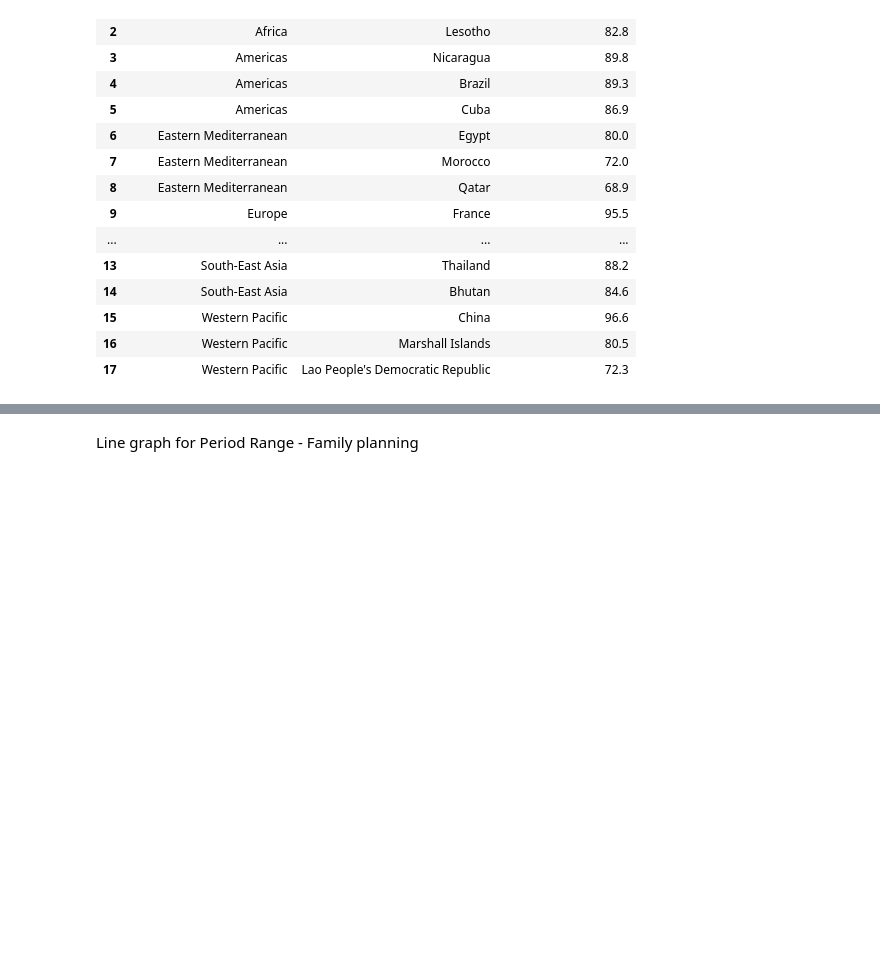
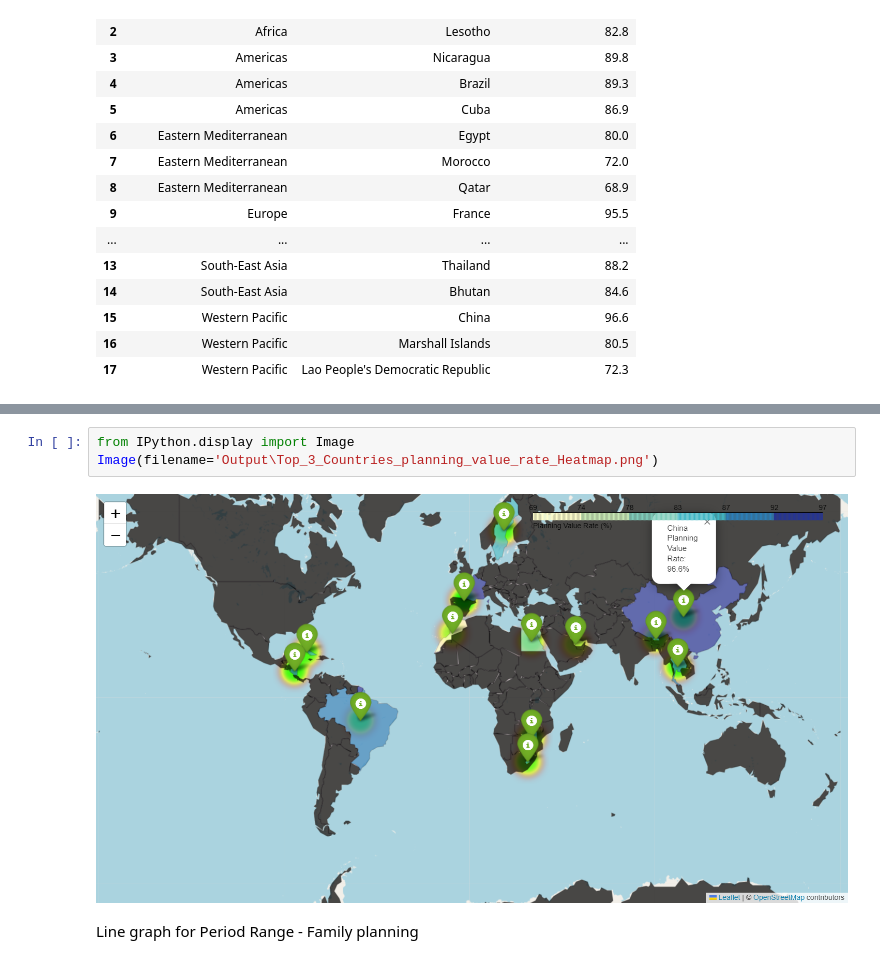
Before and after one commit to laurar9889/Project_3_Team_1, a Jupyter notebook: main_file.ipynb, the cells around one changed output, grey strips where cells are left out. Drawn from its saved outputs; the diff is of its cells as text; blank space fills up the shorter version.

```diff
--- a/main_file.ipynb
+++ b/main_file.ipynb
@@ -1367,3 +1407,8 @@ m
+# %%
+from IPython.display import Image
+Image(filename='Output\Top_3_Countries_planning_value_rate_Heatmap.png')
+# %% [output]
+[figure, added]
 # %% [markdown]
 Line graph for Period Range - Family planning
 # %%
```
Also changed, not shown: parts of 10 cells of this notebook, 4 other files.
